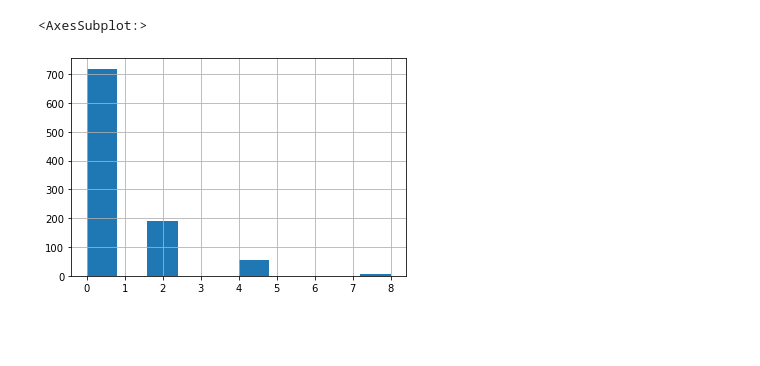
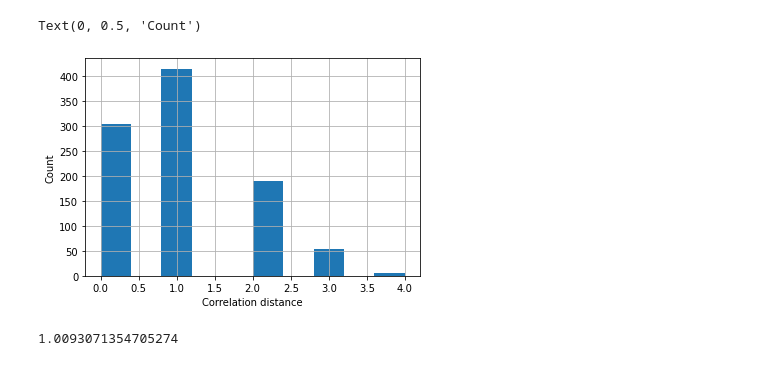
Before and after one commit to weTobias/news-title-article-correlation-model, a Jupyter notebook: code/notebooks/clean-labeled-set.ipynb, the cells around one changed output. Cells and saved outputs as stored; diff of their text form; code cells hidden in the pictures; blank space fills up the shorter version.

```diff
--- a/code/notebooks/clean-labeled-set.ipynb
+++ b/code/notebooks/clean-labeled-set.ipynb
@@ -54,5 +68,15 @@ df
 # %%
-df.label.hist()
+min_label = df.groupby(df['index']).aggregate({'title': 'first', 'article': 'first', 'label': 'min'})
-# %% [output]
-<AxesSubplot:>
-[figure, removed]
+# %%
+max_label = df.groupby(df['index']).aggregate({'title': 'first', 'article': 'first', 'label': 'max'})
+# %%
+dist_df = pd.DataFrame()
+# %%
+dist_df['dist'] = max_label['label'] - min_label['label']
+# %%
+ax = dist_df.dist.hist()
+plt.xlabel("Correlation distance")
+plt.ylabel("Count")
+# %% [output]
+Text(0, 0.5, 'Count')
+[figure, added]
@@ -58,0 +86,4 @@ df.label.hist()
+# %%
+dist_df.dist.mean()
+# %% [output]
+1.0093071354705274
```
Also changed, not shown: parts of 11 cells of this notebook, 12 other files.
